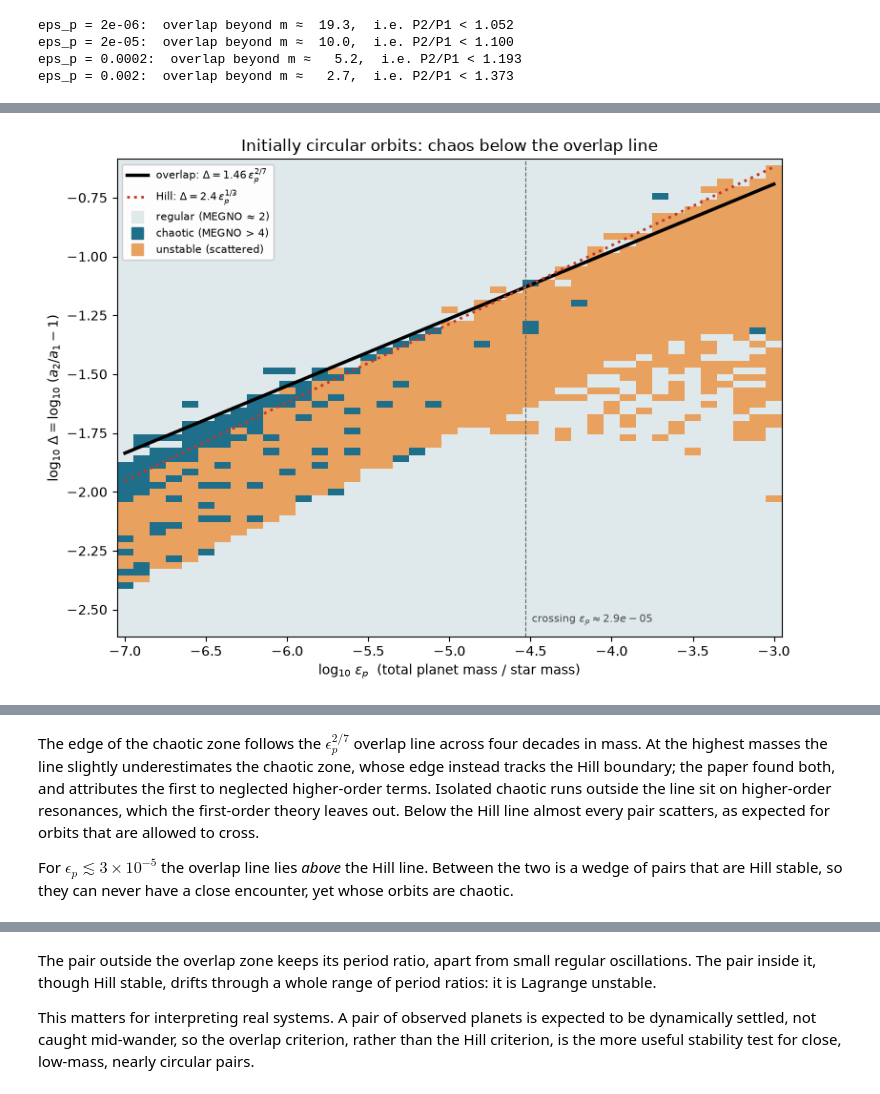
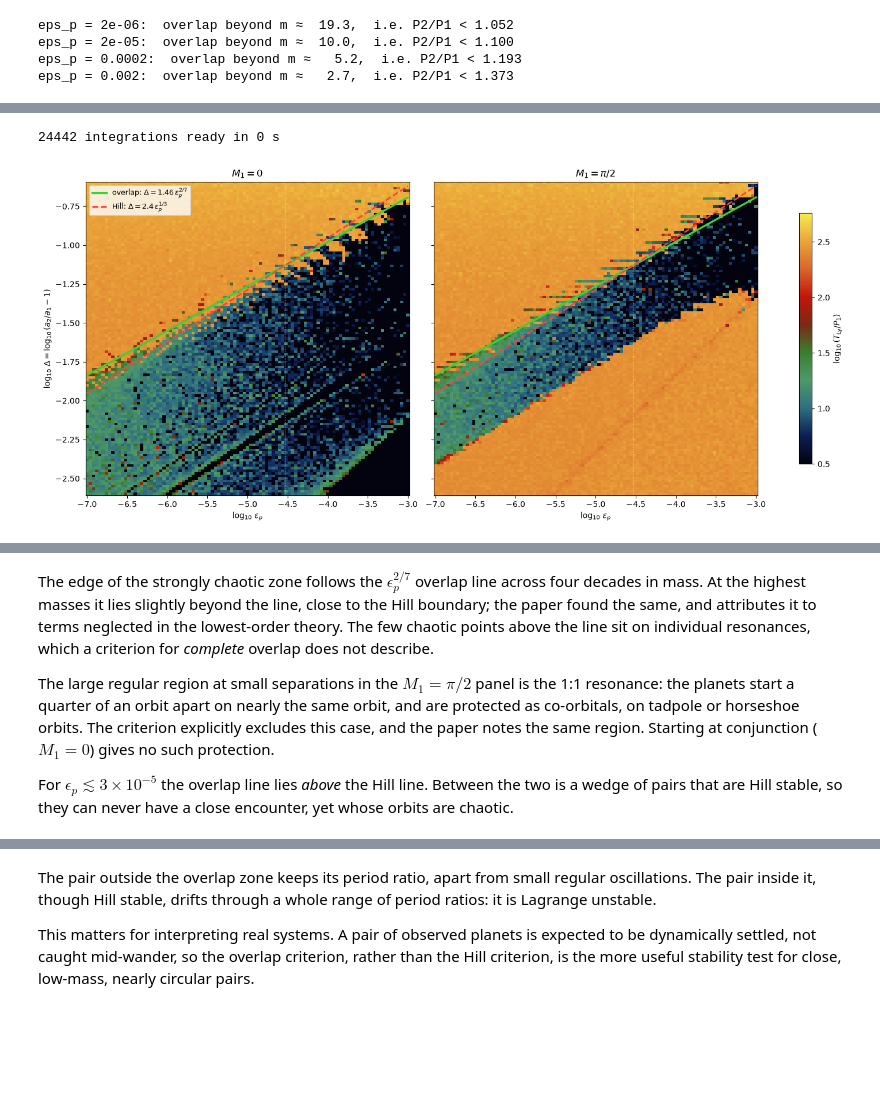
Before and after one commit to matthewjohnpayne/science-notebooks, a Jupyter notebook: notebooks/resonance_overlap/resonance_overlap.ipynb, the cells around one changed output, grey strips where cells are left out. Cells and saved outputs as stored; diff of their text form; code cells hidden in the pictures; blank space fills up the shorter version.

```diff
--- a/notebooks/resonance_overlap/resonance_overlap.ipynb
+++ b/notebooks/resonance_overlap/resonance_overlap.ipynb
@@ -68,17 +87,15 @@ fig, ax = plt.subplots(figsize=(8, 5))
 ax.loglog(m, ov.resonance_spacing(m), color="black", lw=2, label=r"spacing $2/(3m^2)$")
 for eps, col in [(2e-6, "#7a52c7"), (2e-5, "#1f6f8b"), (2e-4, "#2e8b57"), (2e-3, "#e9a160")]:
     ax.loglog(m, ov.resonance_full_width(eps, m), color=col, label=rf"width, $\epsilon_p = {eps:g}$")
-    m_crit = 0.455 * eps ** (-2 / 7)
-    ax.axvline(m_crit, color=col, ls=":", lw=1)
+    ax.axvline(0.455 * eps ** (-2 / 7), color=col, ls=":", lw=1)
 ax.set_xlabel("resonance index $m$  (the $m{+}1$:$m$ resonance)")
 ax.set_ylabel(r"fractional distance in $\alpha = a_1/a_2$")
 ax.set_title("Resonances crowd together and widen until they overlap")
 ax.legend(fontsize=9)
-# Label the top axis with the period ratio (m+1)/m of a few resonances
 top = ax.twiny()
 top.set_xscale("log"); top.set_xlim(ax.get_xlim())
 ticks = [1, 2, 3, 5, 10, 20, 50, 100]
-top.set_xticks(ticks, [f"{(t + 1)}:{t}" for t in ticks]); top.minorticks_off()
+top.set_xticks(ticks, [f"{t + 1}:{t}" for t in ticks]); top.minorticks_off()
 top.set_xlabel("resonance $P_2/P_1 = (m+1)/m$")
 plt.show()
 
@@ -192,33 +278,42 @@ print(f"{len(jobs)} integrations in {time.time() - t0:.0f} s")
+# %%
+n_e, n_d = (41, 51) if QUICK else (101, 121)
+log_eps = np.linspace(-7, -3, n_e)
+log_delta = np.linspace(-2.6, -0.6, n_d)
+maps10 = []
+t0 = time.time()
+for k, M1 in enumerate([0.0, np.pi / 2]):
+    jobs = grid_jobs(log_delta, log_eps, lambda ld, le: (10 ** le, (1 + 10 ** ld) ** 1.5, 0.0, M1, T_DAYS))
+    vals = ov.cached_grid(f"{CACHE}/fig10_M1_{k}.npz", jobs, ov.lyapunov_time, NPROC, RECOMPUTE)
+    maps10.append(vals.reshape(n_d, n_e))
+print(f"{2 * n_e * n_d} integrations ready in {time.time() - t0:.0f} s")
+# %% [output]
+24442 integrations ready in 0 s
 # %%
-fig, ax = plt.subplots(figsize=(9, 6.5))
-ax.pcolormesh(log_eps, log_delta, cls2, cmap=CLASS_CMAP, vmin=-0.5, vmax=2.5, shading="nearest")
+fig, axes = plt.subplots(1, 2, figsize=(14, 6.2), sharey=True, constrained_layout=True)
 e = np.logspace(-7, -3, 100)
-ax.plot(np.log10(e), np.log10(ov.overlap_delta_circular(e)), color="black", lw=2.5,
-        label=r"overlap: $\Delta = 1.46\,\epsilon_p^{2/7}$")
-ax.plot(np.log10(e), np.log10(ov.hill_delta_circular(e)), color="#c0392b", lw=2, ls=":",
-        label=r"Hill: $\Delta = 2.4\,\epsilon_p^{1/3}$")
-cross = (1.46 / 2.4) ** 21
-ax.axvline(np.log10(cross), color="0.4", lw=0.8, ls="--")
-ax.annotate(rf"crossing $\epsilon_p \approx {cross:.1e}$", (np.log10(cross), log_delta[0]),
-            xytext=(5, 8), textcoords="offset points", fontsize=8, color="0.3")
-ax.set_xlabel(r"$\log_{10}\,\epsilon_p$  (total planet mass / star mass)")
-ax.set_ylabel(r"$\log_{10}\,\Delta = \log_{10}\,(a_2/a_1 - 1)$")
-ax.set_title("Initially circular orbits: chaos below the overlap line")
-handles, labels = ax.get_legend_handles_labels()
-for k, label in enumerate(CLASS_LABELS):
-    handles.append(plt.Line2D([], [], marker="s", ls="", ms=9, color=CLASS_CMAP(k))); labels.append(label)
-ax.legend(handles, labels, loc="upper left", fontsize=8, framealpha=0.95)
+for ax, T, label in zip(axes, maps10, [r"$M_1 = 0$", r"$M_1 = \pi/2$"]):
+    im = ly_image(ax, log_eps, log_delta, T)
+    ax.plot(np.log10(e), np.log10(ov.overlap_delta_circular(e)), color="#3ad13a", lw=2.5,
+            label=r"overlap: $\Delta = 1.46\,\epsilon_p^{2/7}$")
+    ax.plot(np.log10(e), np.log10(ov.hill_delta_circular(e)), color="#ff4040", lw=2, ls="--",
+            label=r"Hill: $\Delta = 2.4\,\epsilon_p^{1/3}$")
+    ax.axvline(np.log10((1.46 / 2.4) ** 21), color="white", lw=0.8, ls=":")
+    ax.set_xlabel(r"$\log_{10}\,\epsilon_p$")
+    ax.set_title(label)
+axes[0].set_ylabel(r"$\log_{10}\,\Delta = \log_{10}(a_2/a_1 - 1)$")
+axes[0].legend(loc="upper left", fontsize=9)
+cb = fig.colorbar(im, ax=axes, shrink=0.8)
+cb.set_label(r"$\log_{10}(T_\mathrm{Ly}/P_1)$")
 plt.show()
 
-# Where does chaos stop? For each mass, the widest separation that is not regular.
-edge = []
-for j, le in enumerate(log_eps):
-    not_regular = np.where(cls2[:, j] != ov.REGULAR)[0]
-    edge.append(log_delta[not_regular].max() if len(not_regular) else np.nan)
-edge = np.array(edge)
-pred = np.log10(ov.overlap_delta_circular(10 ** log_eps))
-print("log10(eps)  outermost non-regular log10(Delta)   predicted overlap edge")
-for le, ed, pr_ in list(zip(log_eps, edge, pred))[::4]:
-    print(f"  {le:5.1f}          {ed:6.2f}                       {pr_:6.2f}")
+# Where does strong chaos stop? For each mass, the widest separation with log10(T_Ly/P1) < 1.5
+print("log10(eps)   edge of chaos, log10(Delta), M1 = 0 / pi/2     predicted overlap edge")
+for j in range(0, n_e, max(1, n_e // 10)):
+    edges = []
+    for T in maps10:
+        chaotic = np.where(T[:, j] < 1.5)[0]
+        edges.append(log_delta[chaotic].max() if len(chaotic) else np.nan)
+    print(f"   {log_eps[j]:5.2f}          {edges[0]:6.2f} / {edges[1]:6.2f}                       "
+          f"{np.log10(ov.overlap_delta_circular(10 ** log_eps[j])):6.2f}")
 # %% [output]
-[figure, old version]
+[figure, new version]
@@ -237,5 +332,7 @@ log10(eps)  outermost non-regular log10(Delta)   predicted overlap edge
 # %% [markdown]
-The edge of the chaotic zone follows the $\epsilon_p^{2/7}$ overlap line across four decades in mass. At the highest masses the line slightly underestimates the chaotic zone, whose edge instead tracks the Hill boundary; the paper found both, and attributes the first to neglected higher-order terms. Isolated chaotic runs outside the line sit on higher-order resonances, which the first-order theory leaves out. Below the Hill line almost every pair scatters, as expected for orbits that are allowed to cross.
+The edge of the strongly chaotic zone follows the $\epsilon_p^{2/7}$ overlap line across four decades in mass. At the highest masses it lies slightly beyond the line, close to the Hill boundary; the paper found the same, and attributes it to terms neglected in the lowest-order theory. The few chaotic points above the line sit on individual resonances, which a criterion for *complete* overlap does not describe.
+
+The large regular region at small separations in the $M_1 = \pi/2$ panel is the 1:1 resonance: the planets start a quarter of an orbit apart on nearly the same orbit, and are protected as co-orbitals, on tadpole or horseshoe orbits. The criterion explicitly excludes this case, and the paper notes the same region. Starting at conjunction ($M_1 = 0$) gives no such protection.
 
 For $\epsilon_p \lesssim 3\times10^{-5}$ the overlap line lies *above* the Hill line. Between the two is a wedge of pairs that are Hill stable, so they can never have a close encounter, yet whose orbits are chaotic.
 # %% [markdown]
```
Also changed, not shown: parts of 25 cells of this notebook, 13 other files.
